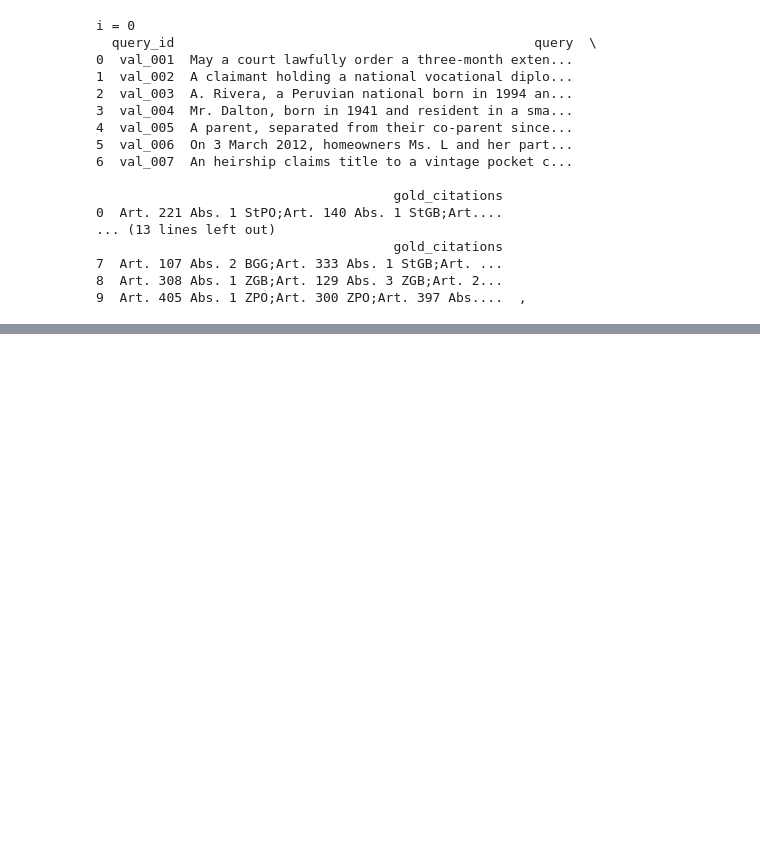
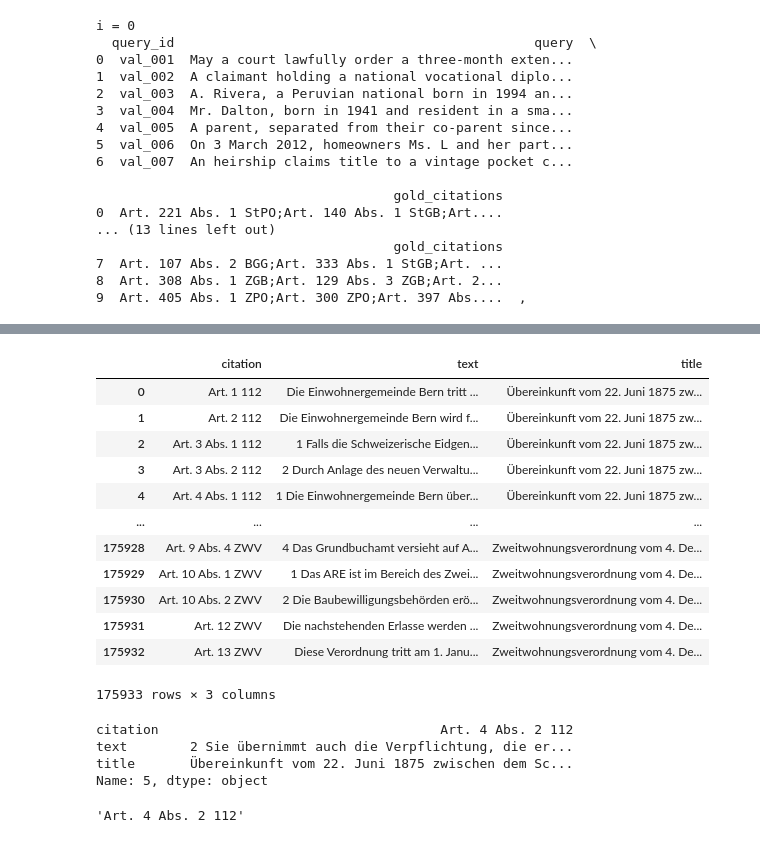
Before and after one commit to JotiRoy01/Agentic-Retrieval-Competition, a Jupyter notebook: notebooks/Corpus_citation_overlap.ipynb, the cells around one changed output, grey strips where cells are left out. Cells and saved outputs as stored; diff of their text form; code cells hidden in the pictures; blank space fills up the shorter version.

```diff
--- a/notebooks/Corpus_citation_overlap.ipynb
+++ b/notebooks/Corpus_citation_overlap.ipynb
@@ -713,0 +966,16 @@ i = 0
+# %%
+law.reset_index(drop=True)
+# %% [output]
+|  | citation | text | title |
+| 0 | Art. 1 112 | Die Einwohnergemeinde Bern tritt ... | Übereinkunft vom 22. Juni 1875 zw... |
+| 1 | Art. 2 112 | Die Einwohnergemeinde Bern wird f... | Übereinkunft vom 22. Juni 1875 zw... |
+| 2 | Art. 3 Abs. 1 112 | 1 Falls die Schweizerische Eidgen... | Übereinkunft vom 22. Juni 1875 zw... |
+| 3 | Art. 3 Abs. 2 112 | 2 Durch Anlage des neuen Verwaltu... | Übereinkunft vom 22. Juni 1875 zw... |
+| 4 | Art. 4 Abs. 1 112 | 1 Die Einwohnergemeinde Bern über... | Übereinkunft vom 22. Juni 1875 zw... |
+| ... | ... | ... | ... |
+| 175928 | Art. 9 Abs. 4 ZWV | 4 Das Grundbuchamt versieht auf A... | Zweitwohnungsverordnung vom 4. De... |
+| 175929 | Art. 10 Abs. 1 ZWV | 1 Das ARE ist im Bereich des Zwei... | Zweitwohnungsverordnung vom 4. De... |
+| 175930 | Art. 10 Abs. 2 ZWV | 2 Die Baubewilligungsbehörden erö... | Zweitwohnungsverordnung vom 4. De... |
+| 175931 | Art. 12 ZWV | Die nachstehenden Erlasse werden ... | Zweitwohnungsverordnung vom 4. De... |
+| 175932 | Art. 13 ZWV | Diese Verordnung tritt am 1. Janu... | Zweitwohnungsverordnung vom 4. De... |
+175933 rows × 3 columns
@@ -713,0 +984,11 @@ i = 0
+# %%
+law.iloc[5]
+# %% [output]
+citation                                    Art. 4 Abs. 2 112
+text        2 Sie übernimmt auch die Verpflichtung, die er...
+title       Übereinkunft vom 22. Juni 1875 zwischen dem Sc...
+Name: 5, dtype: object
+# %%
+law.iloc[5].get('citation')
+# %% [output]
+'Art. 4 Abs. 2 112'
```
Also changed, not shown: parts of 9 cells of this notebook, 5 other files.
